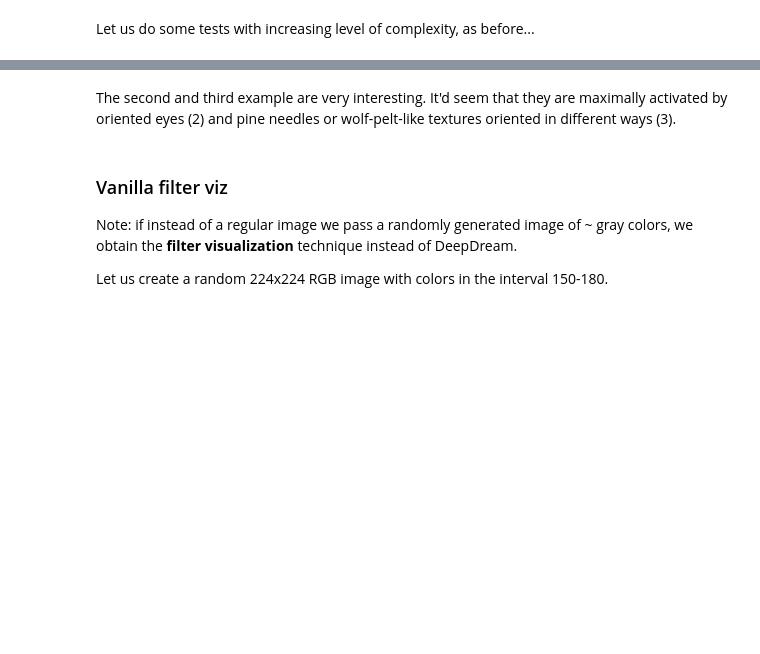
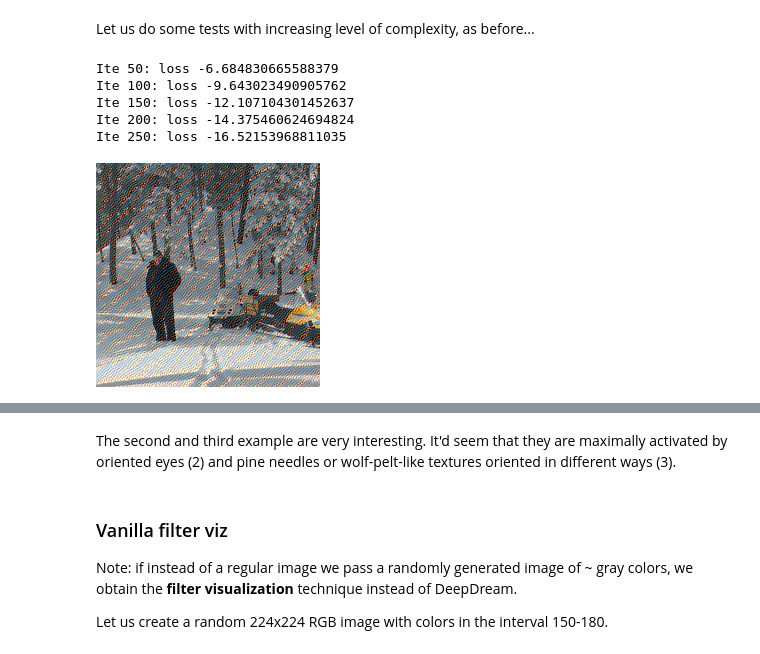
Before and after one commit to ansuini/DSSC_DL_2022, a Jupyter notebook: labs/08-feature-viz.ipynb, the cells around one changed output, grey strips where cells are left out. Drawn from its saved outputs; the diff is of its cells as text; code cells hidden in the pictures; blank space fills up the shorter version.

```diff
--- a/labs/08-feature-viz.ipynb
+++ b/labs/08-feature-viz.ipynb
@@ -359,4 +419,4 @@ ResNets learn residuals, hence the feature learned may not be as interpretable a
 
 We will use the one from `torchvision`. We actually select only the convolutional part (`features`), discarding the rest since we're not interested in doing predictions with our CNN.
 # %%
-vgg19 = torchvision.models.vgg19(pretrained=True).features
+vgg19 = timm.create_model("vgg19", pretrained=True)
@@ -371,7 +427,12 @@ transform_vgg = T.Compose([
+# %%
+config = timm.data.resolve_data_config({}, model=vgg19)
+transform = timm.data.transforms_factory.create_transform(**config)
+# %%
+vgg19 = vgg19.features
 # %% [markdown]
 Use a copy of our previous image
 # %%
-imgg = transform_vgg(img_raw).unsqueeze(0)
+imgg = transform(img_raw).unsqueeze(0)
 # %% [markdown]
 Scheme of the network:
 # %%
@@ -380,6 +459,13 @@ vgg19
 Let us do some tests with increasing level of complexity, as before...
 # %%
 dreams_vgg = deep_dream(imgg.clone(), 250, vgg19, vgg19[8], num_filter=2, ite_interm_store=50)
-tensor2img(transform_vgg, dreams_vgg[-1].detach().clone())
+tensor2img(transform, dreams_vgg[-1].detach().clone())
+# %% [output]
+Ite 50: loss -6.684830665588379
+Ite 100: loss -9.643023490905762
+Ite 150: loss -12.107104301452637
+Ite 200: loss -14.375460624694824
+Ite 250: loss -16.52153968811035
+[figure, added]
 # %%
 dreams_vgg = deep_dream(imgg.clone(), 250, vgg19, vgg19[17], num_filter=0, ite_interm_store=50)
```
Also changed, not shown: parts of 28 cells of this notebook, 1 other file.
